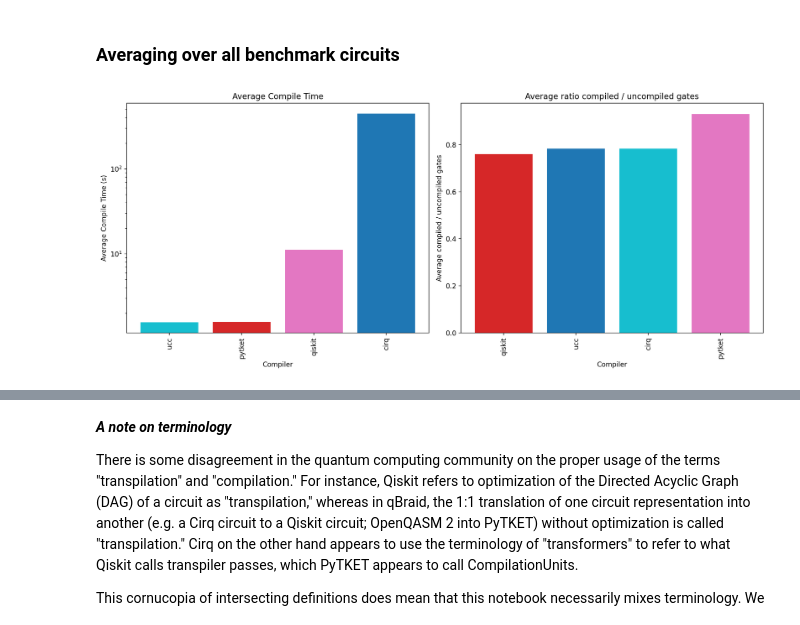
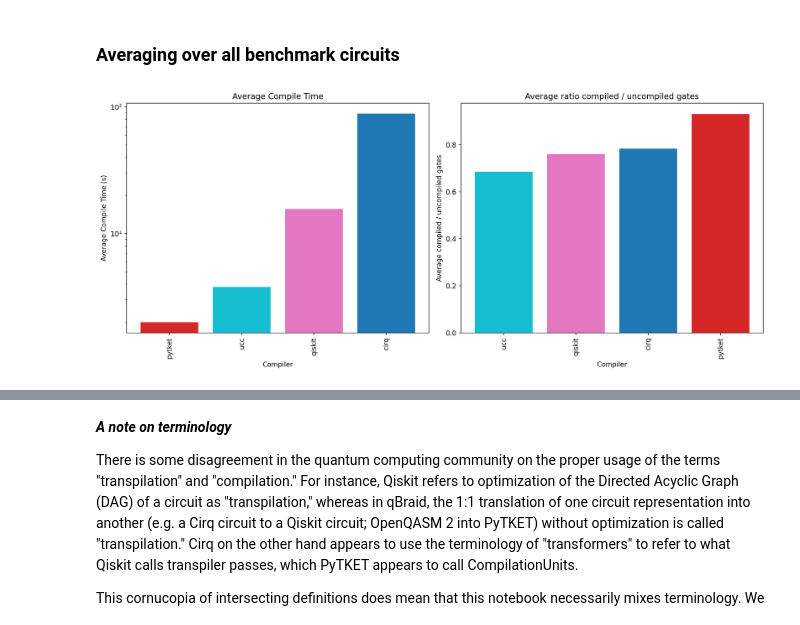
Before and after one commit to xs-es/ucc, a Jupyter notebook: benchmarks/run_ucc_benchmarks.ipynb, the cells around one changed output, grey strips where cells are left out. Drawn from its saved outputs; the diff is of its cells as text; code cells hidden in the pictures.

Commit message:
Rerun benchmarks, fix plotting typo

```diff
--- a/benchmarks/run_ucc_benchmarks.ipynb
+++ b/benchmarks/run_ucc_benchmarks.ipynb
@@ -297,35 +297,35 @@ import numpy as np
 
 # Create a figure with 2 subplots: Average Gate Reduction and Average Compile Time
 fig, ax = plt.subplots(1, 2, figsize=(14, 6))
 
 # Plot 1: Average Compile Time across All Circuits
 avg_compile_time = df.groupby("compiler")["compile_time"].mean().sort_values()
 
 ax[0].bar(avg_compile_time.index, avg_compile_time.values,
           color=[color_map[compiler] for compiler in avg_compile_time.index])
 ax[0].set_title("Average Compile Time")
 ax[0].set_xlabel("Compiler")
 ax[0].set_ylabel("Average Compile Time (s)")
 ax[0].tick_params(axis='x', rotation=90)
 ax[0].set_yscale("log")  # Set log scale
 
 
 # Plot 2: Average ratio compiled / uncompiled gates
 avg_compiled_ratio = df.groupby("compiler")["compiled_ratio"].mean().sort_values()
 
 ax[1].bar(avg_compiled_ratio.index, avg_compiled_ratio.values,
-          color=[color_map[compiler] for compiler in avg_gate_reduction.index])
+          color=[color_map[compiler] for compiler in avg_compiled_ratio.index])
 ax[1].set_title("Average ratio compiled / uncompiled gates")
 ax[1].set_ylabel("Average compiled / uncompiled gates")
 
 ax[1].set_xlabel("Compiler")
 ax[1].tick_params(axis='x', rotation=90)
 
 # Show the first figure
 plt.tight_layout()
 plt.show()
 # %% [output]
-[figure, old version]
+[figure, new version]
 # %%
 # Function to round to 3 significant figures
 def round_to_sigfigs(x, sigfigs=2):
```
Also changed, not shown: parts of 7 cells of this notebook, 2 other files.
